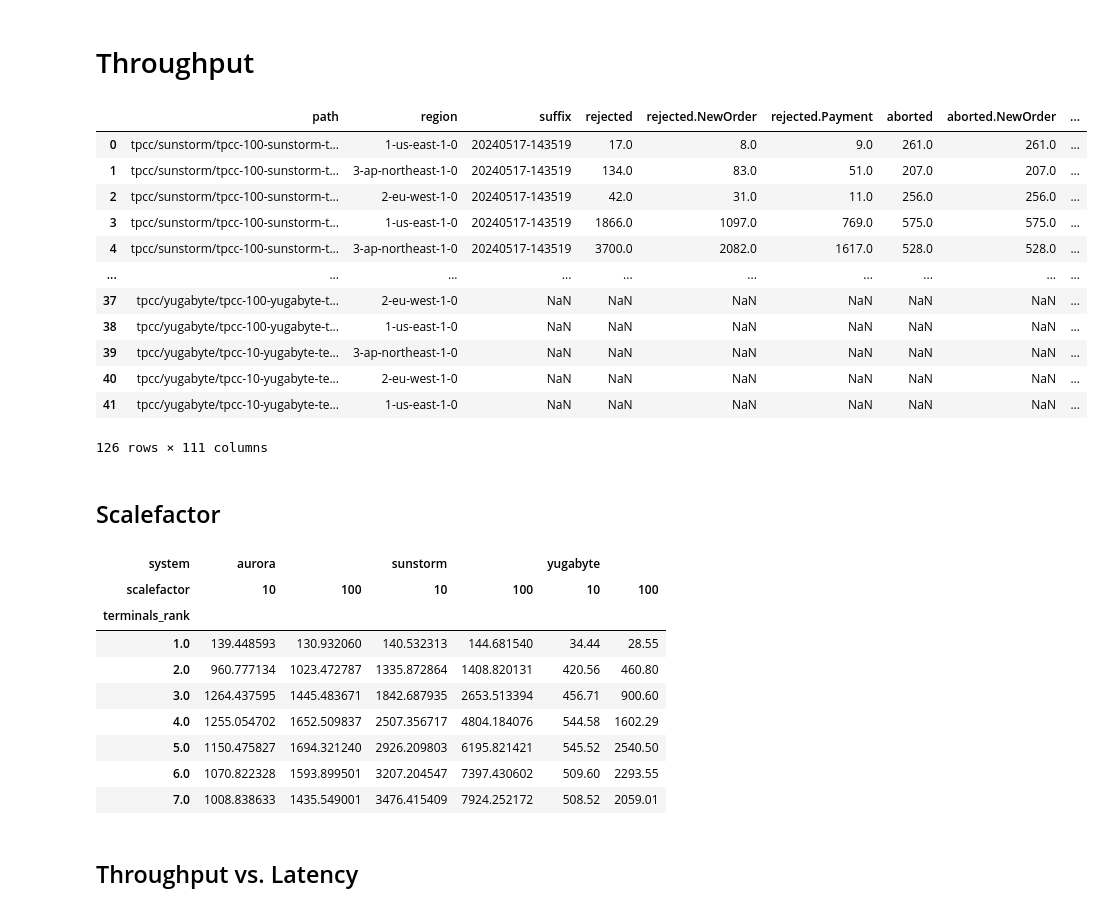
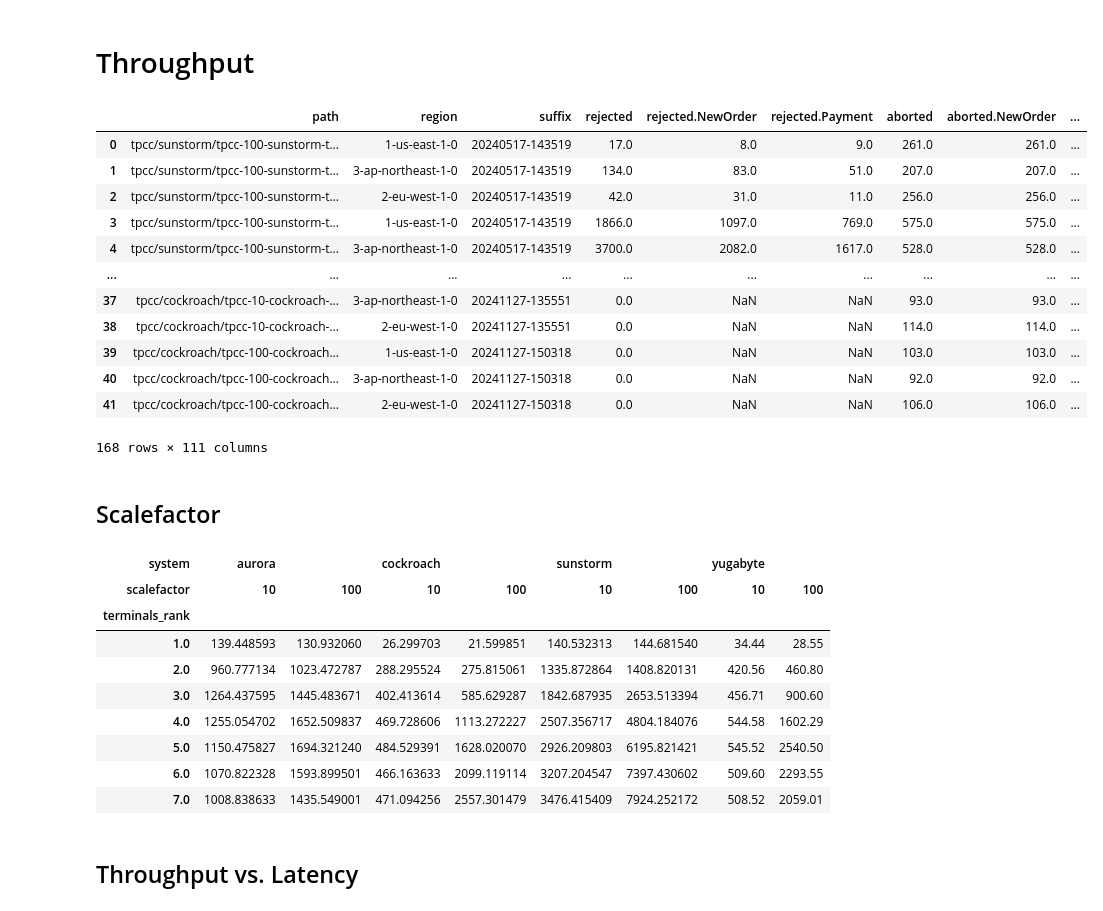
Before and after one commit to ctring/sunstorm-analysis, a Jupyter notebook: tpcc.ipynb, the cells around one changed output. Drawn from its saved outputs; the diff is of its cells as text; code cells hidden in the pictures.

```diff
--- a/tpcc.ipynb
+++ b/tpcc.ipynb
@@ -106,7 +106,7 @@ def collect_yugabyte_results(path, renew_cache: bool):
 # %% [markdown]
 # Throughput
 # %%
-SYSTEMS = ["sunstorm", "aurora", "yugabyte"]
+SYSTEMS = ["sunstorm", "aurora", "yugabyte", "cockroach"]
 RENEW_CACHE = False
 
 sunstorm_matcher = get_matcher("sunstorm")
@@ -129,27 +129,36 @@ normalize_region_name(aurora_throughput_df)
 yugabyte_matcher = get_matcher("yugabyte")
 yugabyte_throughput_df = collect_yugabyte_results(ROOT / "yugabyte", RENEW_CACHE)
 normalize_region_name(yugabyte_throughput_df)
+
+cockroach_matcher = get_matcher("cockroach")
+cockroach_throughput_df = collect_results(
+    ROOT / "cockroach",
+    cockroach_matcher,
+    RENEW_CACHE,
+)
+normalize_region_name(cockroach_throughput_df)
 # %%
 throughput_df = pd.concat([
     sunstorm_throughput_df.assign(system="sunstorm", terminals_rank=sunstorm_throughput_df["terminals"].rank(method="dense")),
     aurora_throughput_df.assign(system="aurora", terminals_rank=aurora_throughput_df["terminals"].rank(method="dense")),
     yugabyte_throughput_df.assign(system="yugabyte", terminals_rank=yugabyte_throughput_df["terminals"].rank(method="dense")),
+    cockroach_throughput_df.assign(system="cockroach", terminals_rank=cockroach_throughput_df["terminals"].rank(method="dense")),
 ])
 throughput_df
 # %% [output]
 |  | path | region | suffix | rejected | rejected.NewOrder | rejected.Payment | aborted | aborted.NewOrder | ... |
 | 0 | tpcc/sunstorm/tpcc-100-sunstorm-t... | 1-us-east-1-0 | 20240517-143519 | 17.0 | 8.0 | 9.0 | 261.0 | 261.0 | ... |
 | 1 | tpcc/sunstorm/tpcc-100-sunstorm-t... | 3-ap-northeast-1-0 | 20240517-143519 | 134.0 | 83.0 | 51.0 | 207.0 | 207.0 | ... |
 | 2 | tpcc/sunstorm/tpcc-100-sunstorm-t... | 2-eu-west-1-0 | 20240517-143519 | 42.0 | 31.0 | 11.0 | 256.0 | 256.0 | ... |
 | 3 | tpcc/sunstorm/tpcc-100-sunstorm-t... | 1-us-east-1-0 | 20240517-143519 | 1866.0 | 1097.0 | 769.0 | 575.0 | 575.0 | ... |
 | 4 | tpcc/sunstorm/tpcc-100-sunstorm-t... | 3-ap-northeast-1-0 | 20240517-143519 | 3700.0 | 2082.0 | 1617.0 | 528.0 | 528.0 | ... |
 | ... | ... | ... | ... | ... | ... | ... | ... | ... | ... |
-| 37 | tpcc/yugabyte/tpcc-100-yugabyte-t... | 2-eu-west-1-0 | NaN | NaN | NaN | NaN | NaN | NaN | ... |
-| 38 | tpcc/yugabyte/tpcc-100-yugabyte-t... | 1-us-east-1-0 | NaN | NaN | NaN | NaN | NaN | NaN | ... |
-| 39 | tpcc/yugabyte/tpcc-10-yugabyte-te... | 3-ap-northeast-1-0 | NaN | NaN | NaN | NaN | NaN | NaN | ... |
-| 40 | tpcc/yugabyte/tpcc-10-yugabyte-te... | 2-eu-west-1-0 | NaN | NaN | NaN | NaN | NaN | NaN | ... |
-| 41 | tpcc/yugabyte/tpcc-10-yugabyte-te... | 1-us-east-1-0 | NaN | NaN | NaN | NaN | NaN | NaN | ... |
+| 37 | tpcc/cockroach/tpcc-10-cockroach-... | 3-ap-northeast-1-0 | 20241127-135551 | 0.0 | NaN | NaN | 93.0 | 93.0 | ... |
+| 38 | tpcc/cockroach/tpcc-10-cockroach-... | 2-eu-west-1-0 | 20241127-135551 | 0.0 | NaN | NaN | 114.0 | 114.0 | ... |
+| 39 | tpcc/cockroach/tpcc-100-cockroach... | 1-us-east-1-0 | 20241127-150318 | 0.0 | NaN | NaN | 103.0 | 103.0 | ... |
+| 40 | tpcc/cockroach/tpcc-100-cockroach... | 3-ap-northeast-1-0 | 20241127-150318 | 0.0 | NaN | NaN | 92.0 | 92.0 | ... |
+| 41 | tpcc/cockroach/tpcc-100-cockroach... | 2-eu-west-1-0 | 20241127-150318 | 0.0 | NaN | NaN | 106.0 | 106.0 | ... |
-126 rows × 111 columns
+168 rows × 111 columns
 # %% [markdown]
 ## Scalefactor
 # %%
@@ -157,16 +166,16 @@ throughput_df.pivot_table(
     index=["terminals_rank"], columns=["system", "scalefactor"], values="throughput", aggfunc="sum"
 )
 # %% [output]
-| system | aurora |  | sunstorm |  | yugabyte |  |
-| scalefactor | 10 | 100 | 10 | 100 | 10 | 100 |
-| terminals_rank |  |  |  |  |  |  |
-| 1.0 | 139.448593 | 130.932060 | 140.532313 | 144.681540 | 34.44 | 28.55 |
-| 2.0 | 960.777134 | 1023.472787 | 1335.872864 | 1408.820131 | 420.56 | 460.80 |
-| 3.0 | 1264.437595 | 1445.483671 | 1842.687935 | 2653.513394 | 456.71 | 900.60 |
-| 4.0 | 1255.054702 | 1652.509837 | 2507.356717 | 4804.184076 | 544.58 | 1602.29 |
-| 5.0 | 1150.475827 | 1694.321240 | 2926.209803 | 6195.821421 | 545.52 | 2540.50 |
-| 6.0 | 1070.822328 | 1593.899501 | 3207.204547 | 7397.430602 | 509.60 | 2293.55 |
-| 7.0 | 1008.838633 | 1435.549001 | 3476.415409 | 7924.252172 | 508.52 | 2059.01 |
+| system | aurora |  | cockroach |  | sunstorm |  | yugabyte |  |
+| scalefactor | 10 | 100 | 10 | 100 | 10 | 100 | 10 | 100 |
+| terminals_rank |  |  |  |  |  |  |  |  |
+| 1.0 | 139.448593 | 130.932060 | 26.299703 | 21.599851 | 140.532313 | 144.681540 | 34.44 | 28.55 |
+| 2.0 | 960.777134 | 1023.472787 | 288.295524 | 275.815061 | 1335.872864 | 1408.820131 | 420.56 | 460.80 |
+| 3.0 | 1264.437595 | 1445.483671 | 402.413614 | 585.629287 | 1842.687935 | 2653.513394 | 456.71 | 900.60 |
+| 4.0 | 1255.054702 | 1652.509837 | 469.728606 | 1113.272227 | 2507.356717 | 4804.184076 | 544.58 | 1602.29 |
+| 5.0 | 1150.475827 | 1694.321240 | 484.529391 | 1628.020070 | 2926.209803 | 6195.821421 | 545.52 | 2540.50 |
+| 6.0 | 1070.822328 | 1593.899501 | 466.163633 | 2099.119114 | 3207.204547 | 7397.430602 | 509.60 | 2293.55 |
+| 7.0 | 1008.838633 | 1435.549001 | 471.094256 | 2557.301479 | 3476.415409 | 7924.252172 | 508.52 | 2059.01 |
 # %% [markdown]
 ## Throughput vs. Latency
 # %%
```
Also changed, not shown: parts of 4 cells of this notebook, 1 other file.
